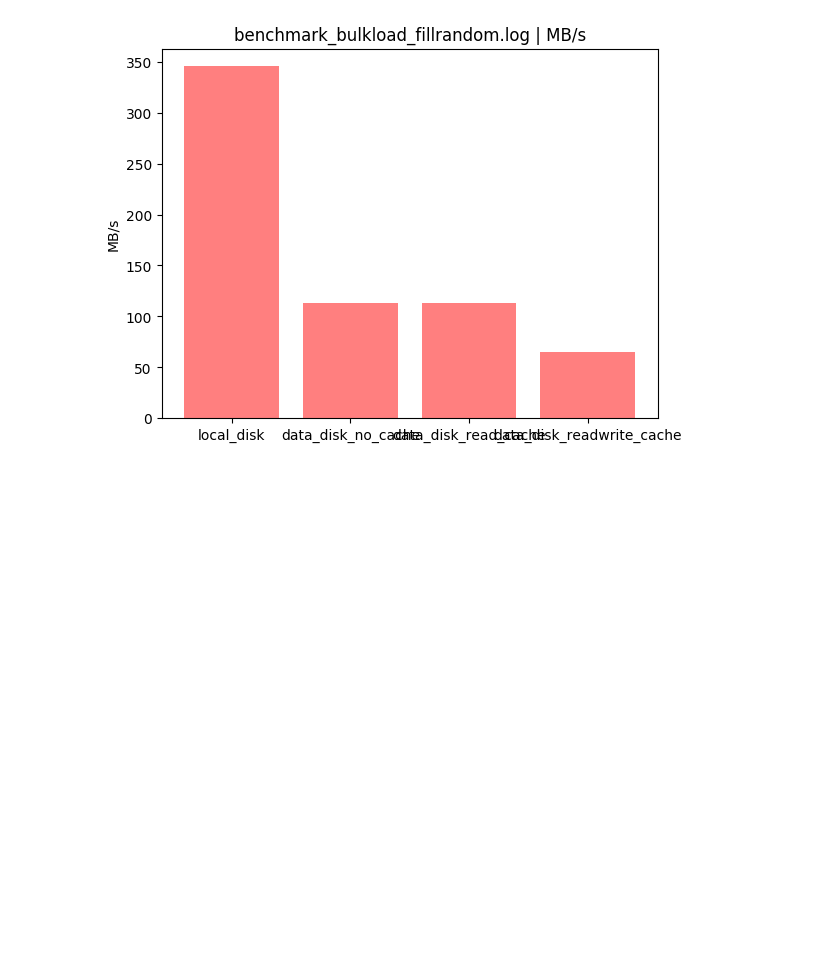
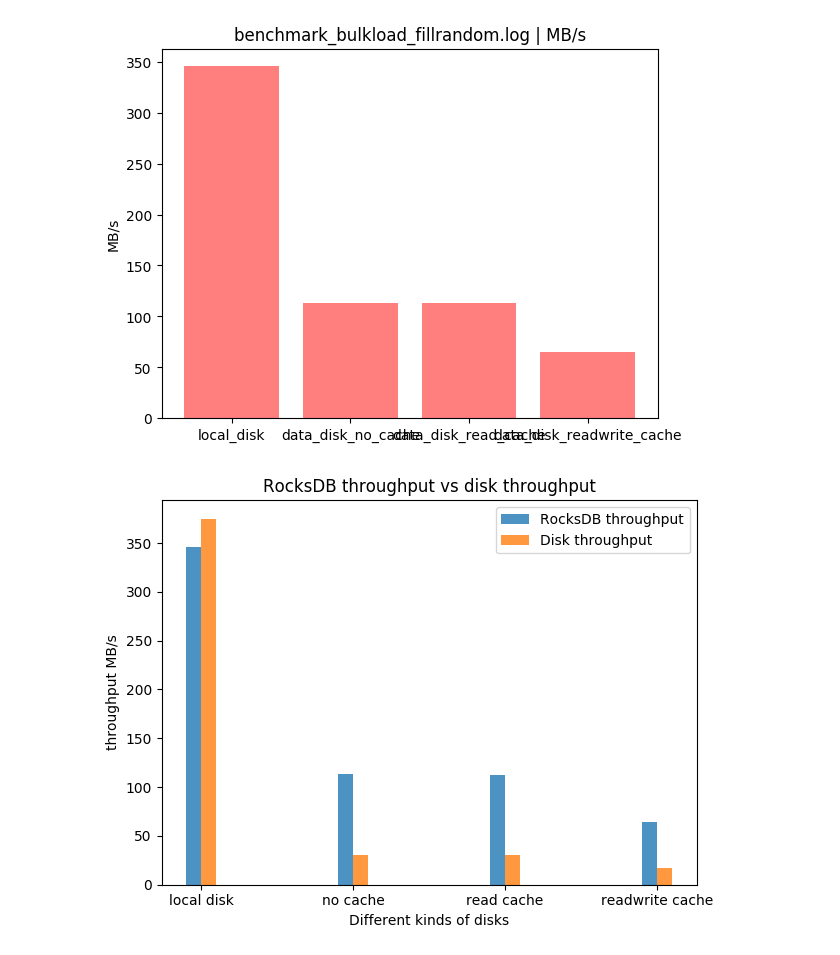
Before and after one commit to xiefan46/samza-azure-storage, a Jupyter notebook: milestone2/python/milestone2-tests.ipynb, the cells around one changed output. Saved outputs shown, nothing was run; the diff lists cells and outputs as text; code cells hidden in the pictures; blank space fills up the shorter version.

```diff
--- a/milestone2/python/milestone2-tests.ipynb
+++ b/milestone2/python/milestone2-tests.ipynb
@@ -666,6 +666,9 @@ plot_benchmark2(y_label = LOG_RES_THROUGHPUT,
 # %%
 #def plot_bar_graph(y_label, title, disk_type_names, disk_results, x_label, kv_names):
 plot_bar_graph("throughput MB/s", "RocksDB throughput vs disk throughput",
                disk_type_names = ["RocksDB throughput", "Disk throughput"],
               disk_results = [[345.9, 113.0, 112.9, 64.5], [375, 30, 30, 17]],
-              kv_names = ["local disk", "data disk no ca"])
+              x_label = "Different kinds of disks",
+              kv_names = ["local disk", "no cache", "read cache", "readwrite cache"])
+# %% [output]
+[figure, added]
```
